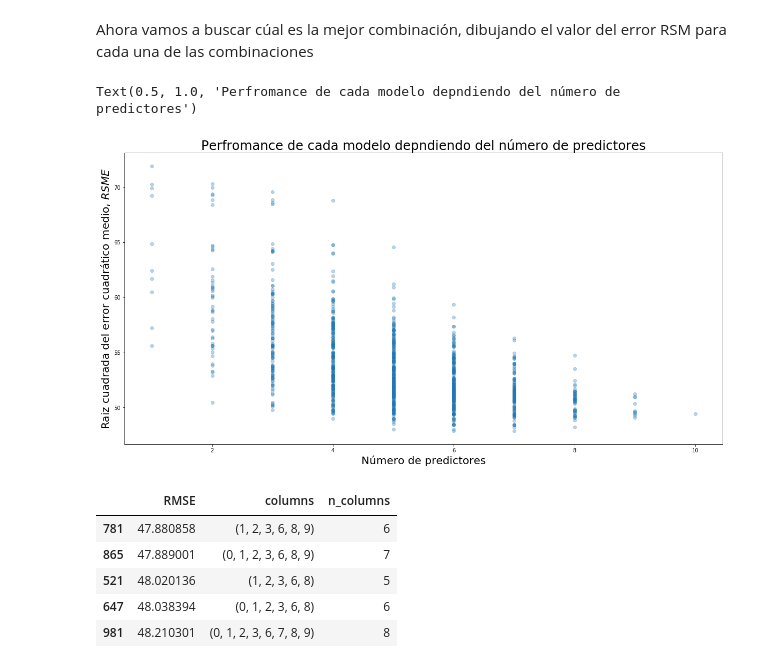
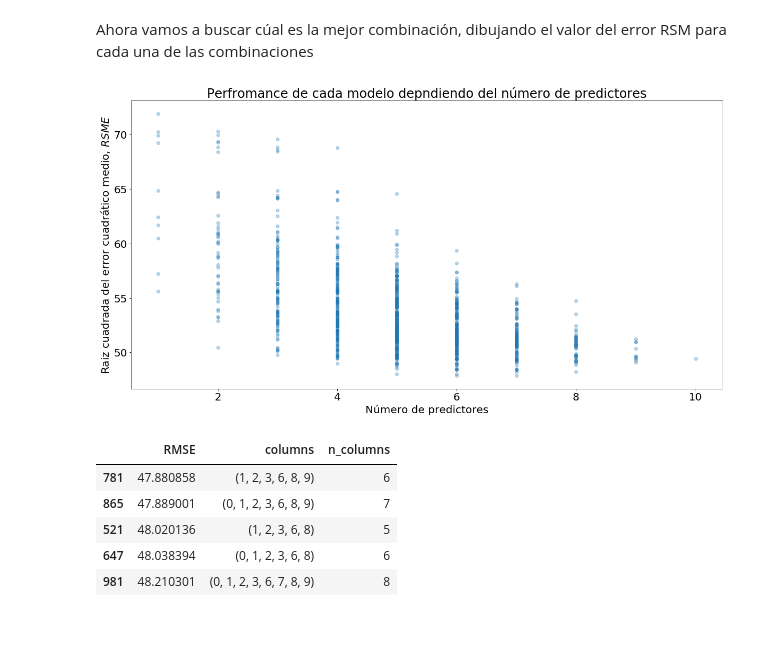
Before and after one commit to StaticVoidGabo/intro_to_machine_learning, a Jupyter notebook: 2.2.regresion_lineal_multiple.ipynb, the cells around one changed output. Saved outputs shown, nothing was run; the diff lists cells and outputs as text; code cells hidden in the pictures; blank space fills up the shorter version.

```diff
--- a/2.2.regresion_lineal_multiple.ipynb
+++ b/2.2.regresion_lineal_multiple.ipynb
@@ -13,6 +13,7 @@ from sklearn import datasets
 %matplotlib inline
 # %%
 matplotlib.rcParams['figure.figsize'] = [20, 10]
+matplotlib.rcParams['font.size'] = 20
 # %%
 diabetes = datasets.load_diabetes()
 # %% [markdown]
@@ -145,12 +146,12 @@ El número total de combinaciones es 1023.
 Ahora vamos a buscar cúal es la mejor combinación, dibujando el valor del error RSM para cada una de las combinaciones
 # %%
 plt.scatter(performance["n_columns"], performance["RMSE"], alpha = 0.3)
-plt.xlabel("Número de predictores",size=20)
-plt.ylabel("Raiz cuadrada del error cuadrático medio, $RSME$",size=20)
-plt.title("Perfromance de cada modelo depndiendo del número de predictores",size=24)
+plt.xlabel("Número de predictores")
+plt.ylabel("Raiz cuadrada del error cuadrático medio, $RSME$")
+plt.title("Perfromance de cada modelo depndiendo del número de predictores")
+plt.show()
 # %% [output]
-Text(0.5, 1.0, 'Perfromance de cada modelo depndiendo del número de predictores')
-[figure, old version]
+[figure, new version]
 # %%
 # Best performing models
 performance.sort_values("RMSE").head()
```
Also changed, not shown: parts of 3 cells of this notebook, 13 other files.
